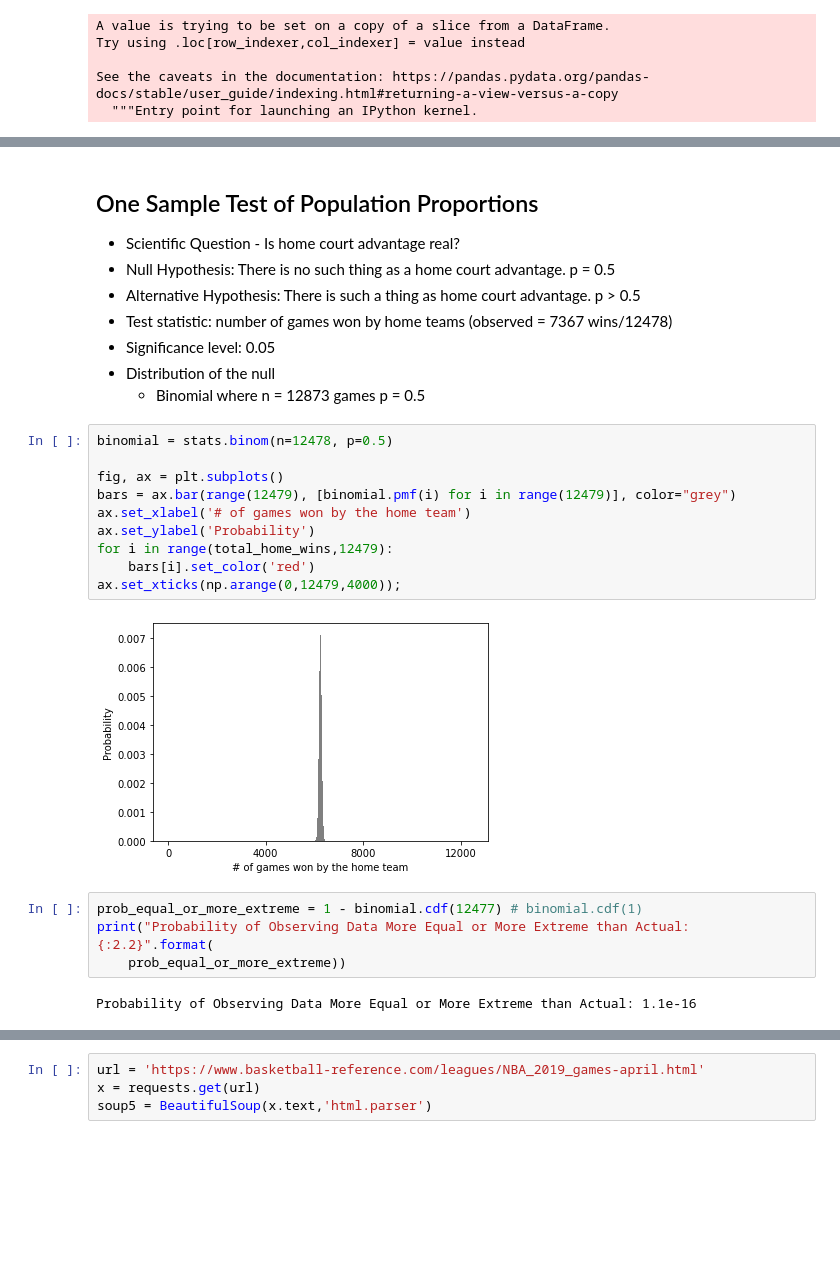
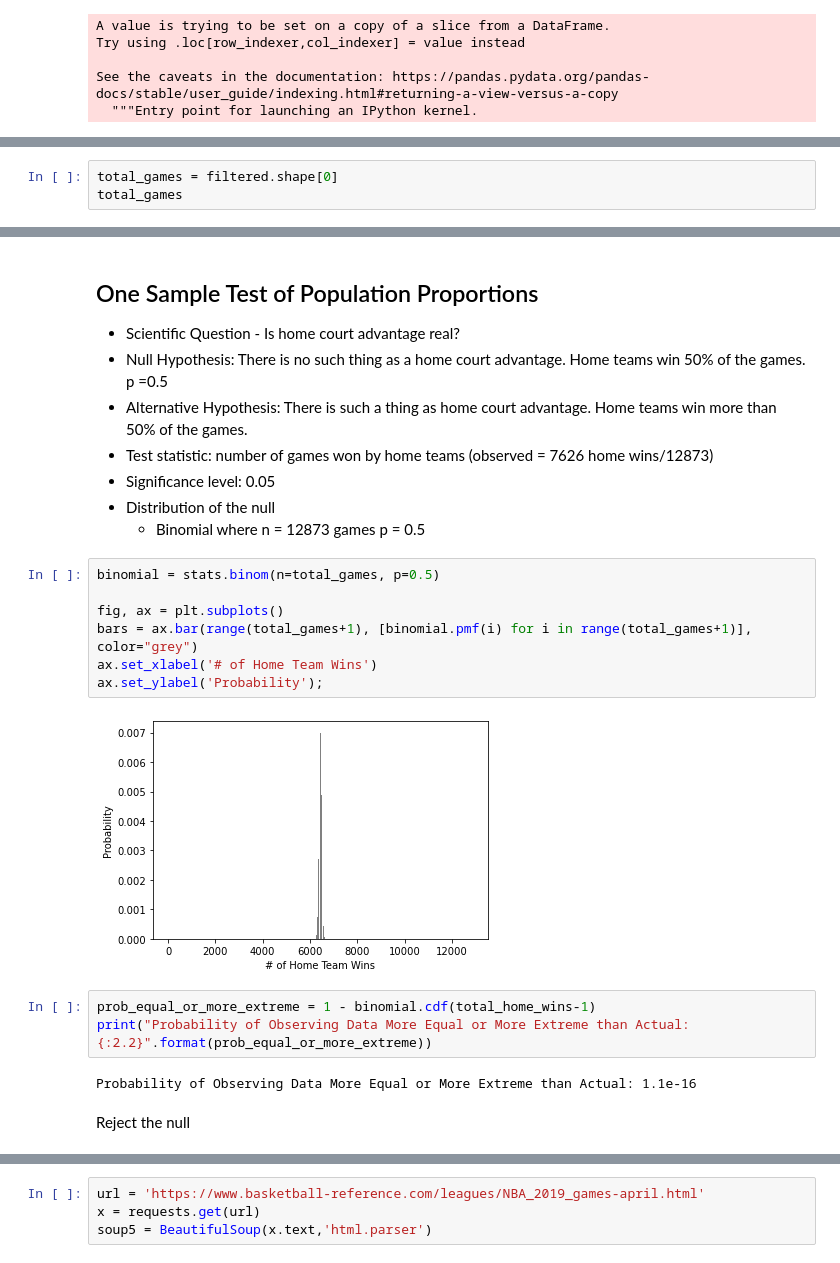
Before and after one commit to wjlau/Capstone1-Proposal, a Jupyter notebook: Basketball_Dataset.ipynb, the cells around one changed output, grey strips where cells are left out. Saved outputs shown, nothing was run; the diff lists cells and outputs as text; blank space fills up the shorter version.

Commit message:
ttest with graph

```diff
--- a/Basketball_Dataset.ipynb
+++ b/Basketball_Dataset.ipynb
@@ -185,0 +183,3 @@ total_home_wins
+# %%
+total_games = filtered.shape[0]
+total_games
@@ -197,27 +199,25 @@ ax.legend();
 # %% [markdown]
 ## One Sample Test of Population Proportions
 * Scientific Question - Is home court advantage real?
-* Null Hypothesis: There is no such thing as a home court advantage. p = 0.5
-* Alternative Hypothesis: There is such a thing as home court advantage. p > 0.5
-* Test statistic: number of games won by home teams (observed = 7367 wins/12478)
+* Null Hypothesis: There is no such thing as a home court advantage. Home teams win 50% of the games. p =0.5
+* Alternative Hypothesis: There is such a thing as home court advantage. Home teams win more than 50% of the games.
+* Test statistic: number of games won by home teams (observed = 7626 home wins/12873)
 * Significance level: 0.05
 * Distribution of the null
     * Binomial where n = 12873 games p = 0.5
 # %%
-binomial = stats.binom(n=12478, p=0.5)
+binomial = stats.binom(n=total_games, p=0.5)
 
 fig, ax = plt.subplots()
-bars = ax.bar(range(12479), [binomial.pmf(i) for i in range(12479)], color="grey")
-ax.set_xlabel('# of games won by the home team')
-ax.set_ylabel('Probability')
-for i in range(total_home_wins,12479):
-    bars[i].set_color('red')
-ax.set_xticks(np.arange(0,12479,4000));
+bars = ax.bar(range(total_games+1), [binomial.pmf(i) for i in range(total_games+1)], color="grey")
+ax.set_xlabel('# of Home Team Wins')
+ax.set_ylabel('Probability');
 # %% [output]
-[figure, old version]
+[figure, new version]
-# %%
-prob_equal_or_more_extreme = 1 - binomial.cdf(12477) # binomial.cdf(1)
-print("Probability of Observing Data More Equal or More Extreme than Actual: {:2.2}".format(
-    prob_equal_or_more_extreme))
-# %% [output]
-Probability of Observing Data More Equal or More Extreme than Actual: 1.1e-16
+# %%
+prob_equal_or_more_extreme = 1 - binomial.cdf(total_home_wins-1)
+print("Probability of Observing Data More Equal or More Extreme than Actual: {:2.2}".format(prob_equal_or_more_extreme))
+# %% [output]
+Probability of Observing Data More Equal or More Extreme than Actual: 1.1e-16
+# %% [markdown]
+Reject the null
```
Also changed, not shown: parts of 12 cells of this notebook.
